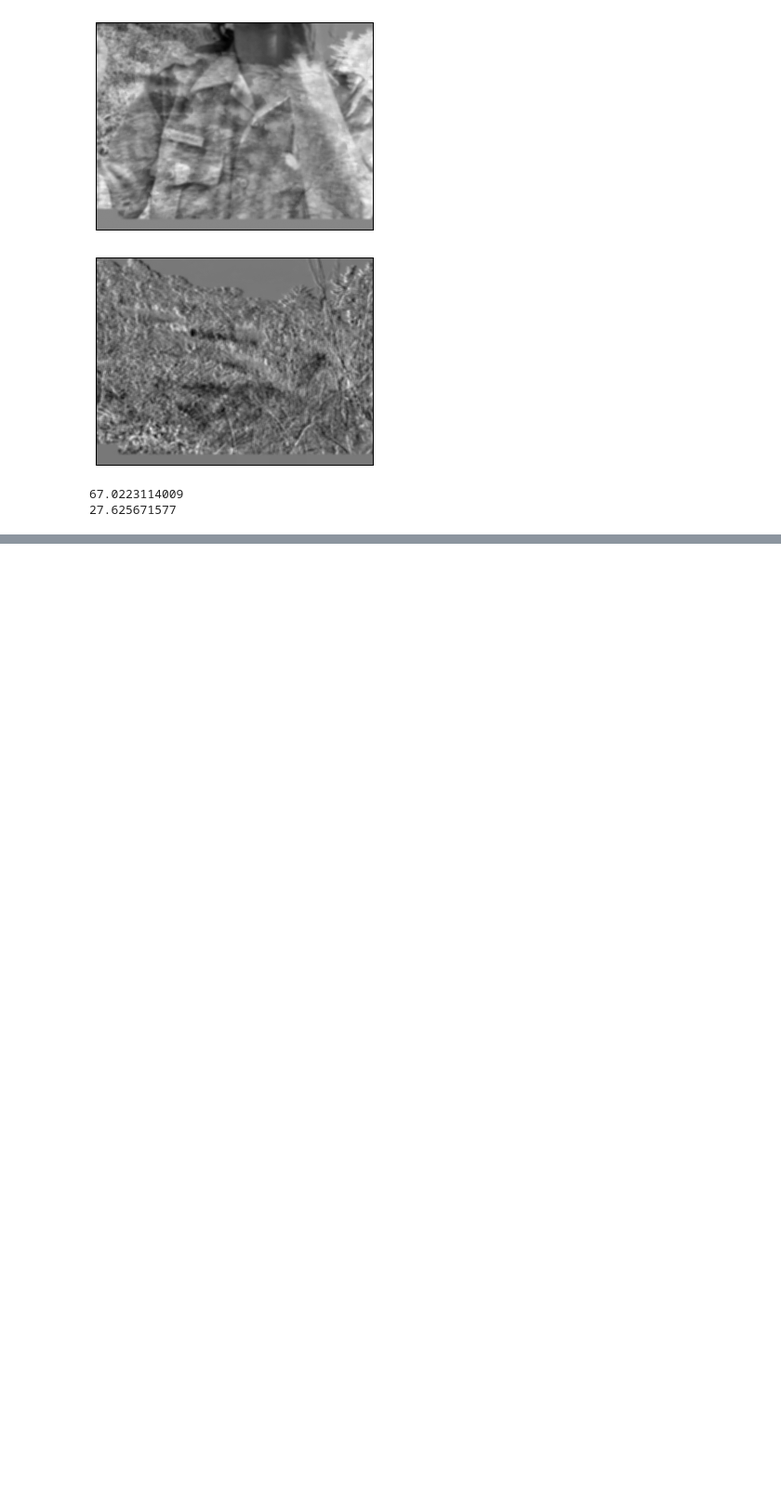
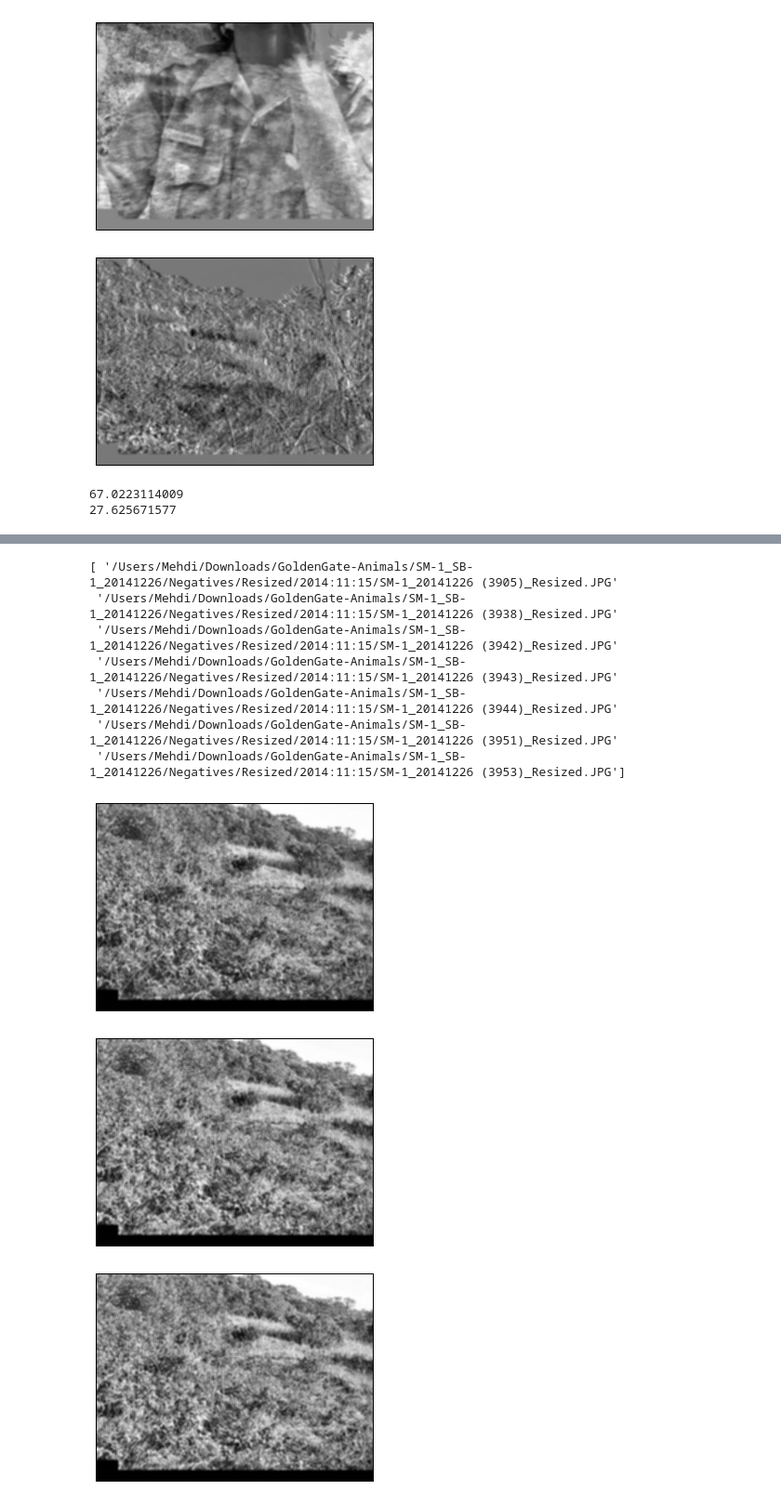
Before and after one commit to mlamee/InsightProject, a Jupyter notebook: Resize.ipynb, the cells around one changed output, grey strips where cells are left out. Shown at 93% size. Cells and saved outputs as stored; diff of their text form; code cells hidden in the pictures; blank space fills up the shorter version.

```diff
--- a/Resize.ipynb
+++ b/Resize.ipynb
@@ -357,0 +495,18 @@ print imlist[7]
+# %%
+id=np.where(fscore_norm <=0.35)[0]
+print np.array(imlist)[id]
+for i in id:
+    plt.xticks([]), plt.yticks([])
+    plt.imshow(imblur[:,:,i],cmap='gray',interpolation = 'bicubic')
+    plt.show()
+# %% [output]
+[ '/Users/Mehdi/Downloads/GoldenGate-Animals/SM-1_SB-1_20141226/Negatives/Resized/2014:11:15/SM-1_20141226 (3905)_Resized.JPG'
+ '/Users/Mehdi/Downloads/GoldenGate-Animals/SM-1_SB-1_20141226/Negatives/Resized/2014:11:15/SM-1_20141226 (3938)_Resized.JPG'
+ '/Users/Mehdi/Downloads/GoldenGate-Animals/SM-1_SB-1_20141226/Negatives/Resized/2014:11:15/SM-1_20141226 (3942)_Resized.JPG'
+ '/Users/Mehdi/Downloads/GoldenGate-Animals/SM-1_SB-1_20141226/Negatives/Resized/2014:11:15/SM-1_20141226 (3943)_Resized.JPG'
+ '/Users/Mehdi/Downloads/GoldenGate-Animals/SM-1_SB-1_20141226/Negatives/Resized/2014:11:15/SM-1_20141226 (3944)_Resized.JPG'
+ '/Users/Mehdi/Downloads/GoldenGate-Animals/SM-1_SB-1_20141226/Negatives/Resized/2014:11:15/SM-1_20141226 (3951)_Resized.JPG'
+ '/Users/Mehdi/Downloads/GoldenGate-Animals/SM-1_SB-1_20141226/Negatives/Resized/2014:11:15/SM-1_20141226 (3953)_Resized.JPG']
+[figure, added]
+[figure, added]
+[figure, added]
```
Also changed, not shown: parts of 15 cells of this notebook.
